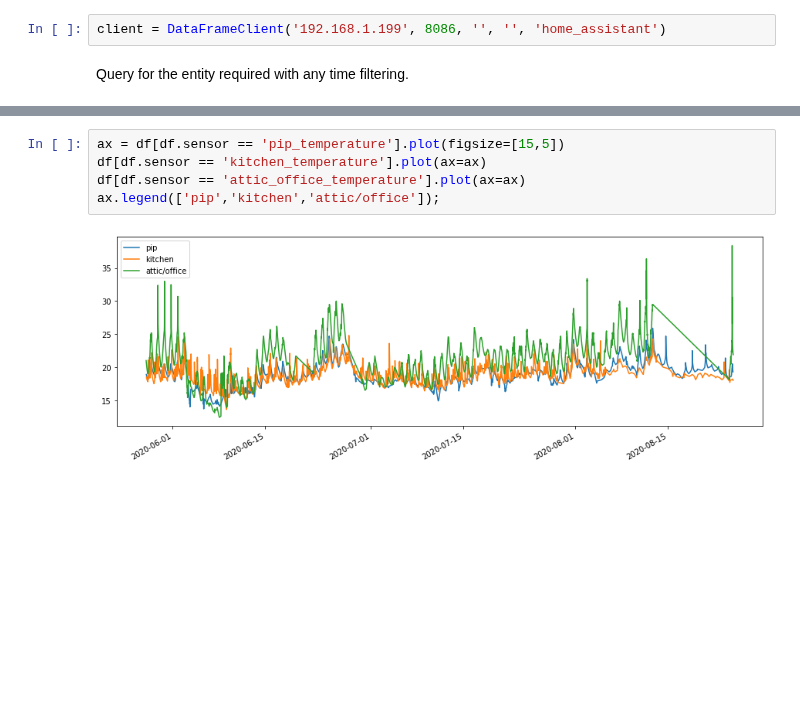
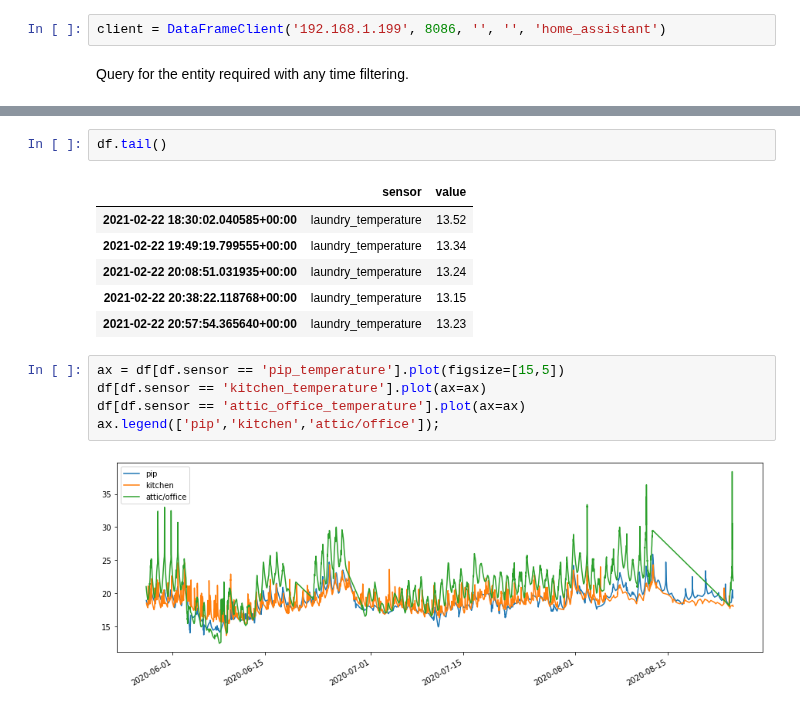
Before and after one commit to amadeuspzs/esp8266-temperature-humidity, a Jupyter notebook: analysis/temperature.ipynb, the cells around one changed output, grey strips where cells are left out. Saved outputs shown, nothing was run; the diff lists cells and outputs as text; blank space fills up the shorter version.

```diff
--- a/analysis/temperature.ipynb
+++ b/analysis/temperature.ipynb
@@ -39,3 +39,12 @@ df.head()
+# %%
+df.tail()
+# %% [output]
+|  | sensor | value |
+| 2021-02-22 18:30:02.040585+00:00 | laundry_temperature | 13.52 |
+| 2021-02-22 19:49:19.799555+00:00 | laundry_temperature | 13.34 |
+| 2021-02-22 20:08:51.031935+00:00 | laundry_temperature | 13.24 |
+| 2021-02-22 20:38:22.118768+00:00 | laundry_temperature | 13.15 |
+| 2021-02-22 20:57:54.365640+00:00 | laundry_temperature | 13.23 |
 # %%
 ax = df[df.sensor == 'pip_temperature'].plot(figsize=[15,5])
 df[df.sensor == 'kitchen_temperature'].plot(ax=ax)
```
Also changed, not shown: parts of 2 cells of this notebook, 14 other files.
